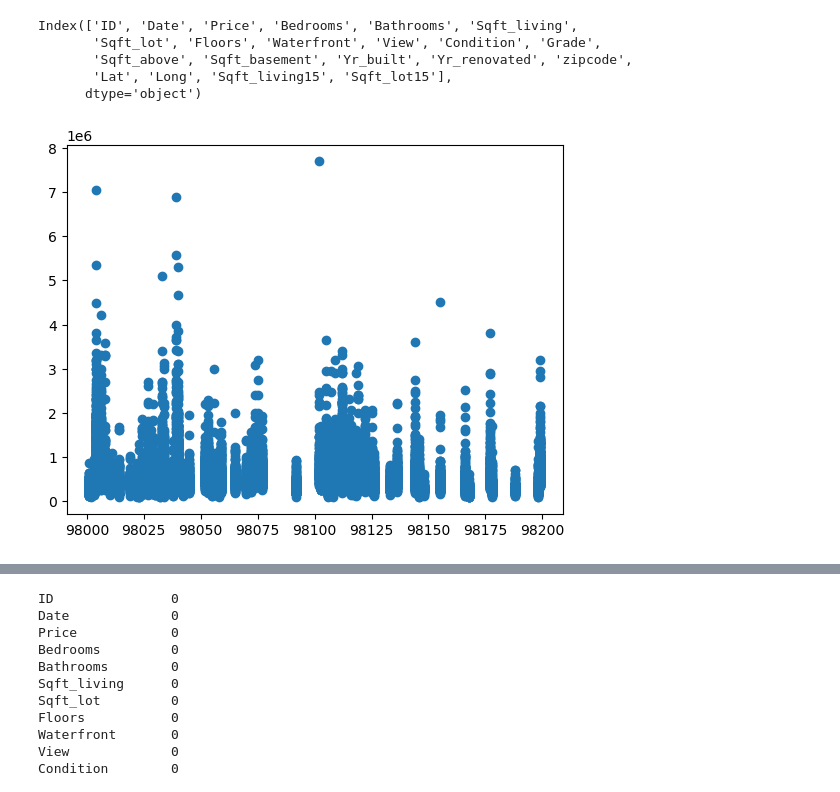
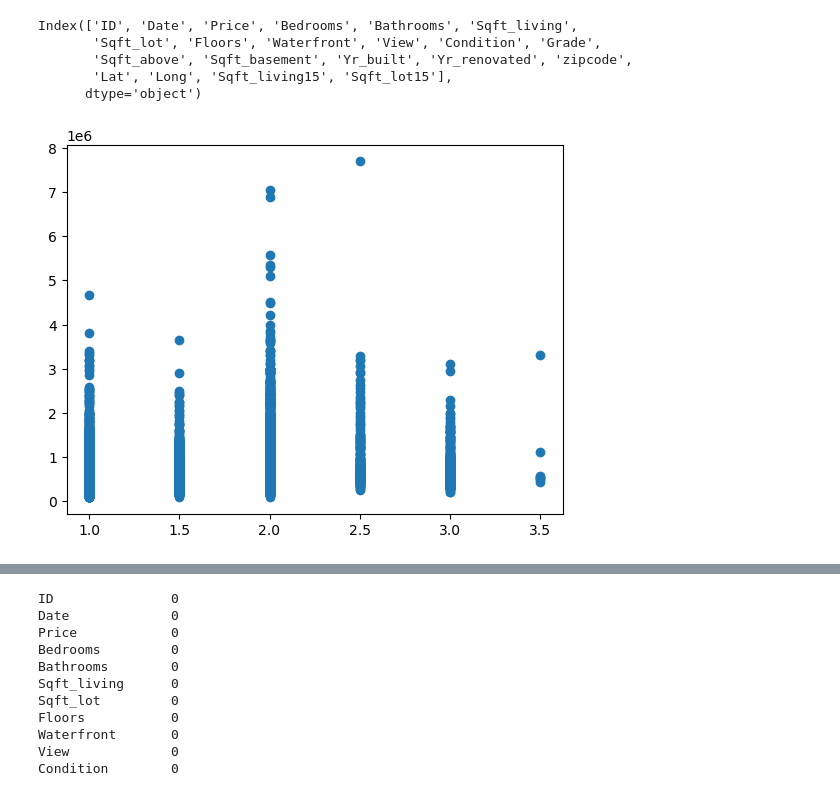
Before and after one commit to Bharatpathak08/CU-project, a Jupyter notebook: CU_with_accuracy_1.ipynb, the cells around one changed output, grey strips where cells are left out. Cells and saved outputs as stored; diff of their text form; code cells hidden in the pictures.

```diff
--- a/CU_with_accuracy_1.ipynb
+++ b/CU_with_accuracy_1.ipynb
@@ -67,10 +67,10 @@ Index(['ID', 'Date', 'Price', 'Bedrooms', 'Bathrooms', 'Sqft_living',
 # %%
 import matplotlib.pyplot as plt
 fig, ax = plt.subplots()
-ax.scatter(x=house['zipcode'], y=house['Price'])
+ax.scatter(x=house['Floors'], y=house['Price'])
 plt.show()
 # %% [output]
-[figure, old version]
+[figure, new version]
 # %%
 house.corr()
 # %% [output]
```
Also changed, not shown: parts of 11 cells of this notebook.
